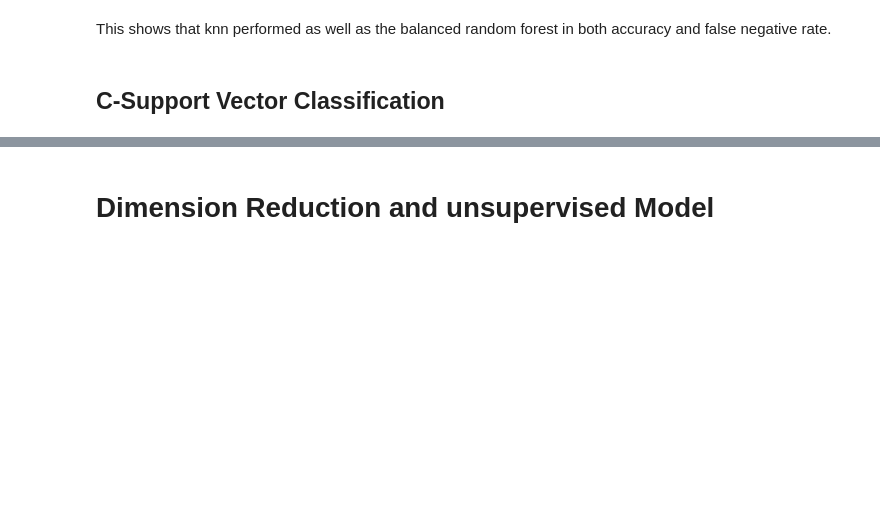
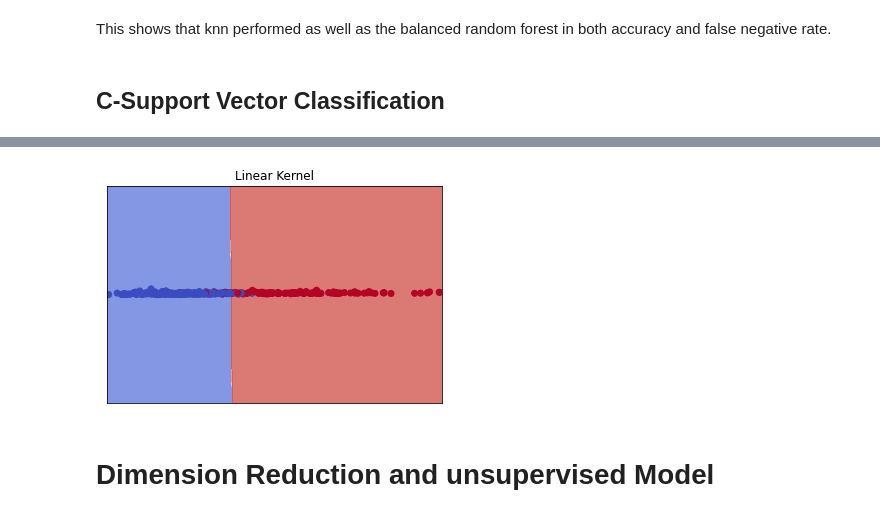
Before and after one commit to dramicos/Breast-Cancer-Detection, a Jupyter notebook: Data-Cleaning/breast_cancer_detection_data.ipynb, the cells around one changed output, grey strips where cells are left out. Drawn from its saved outputs; the diff is of its cells as text; code cells hidden in the pictures; blank space fills up the shorter version.

Commit message:
changed file location so it can be used in colab or local, modified nn model to better eliminate false negatives and fixed svc graph partially

```diff
--- a/Data-Cleaning/breast_cancer_detection_data.ipynb
+++ b/Data-Cleaning/breast_cancer_detection_data.ipynb
@@ -49,5 +49,5 @@ import pandas as pd
 import matplotlib.pyplot as plt
 # %%
 #  Import and read the breast-cancer.data.csv.
-df = pd.read_csv("../Resources/data.csv")
+df = pd.read_csv("https://raw.githubusercontent.com/dramicos/Breast-Cancer-Detection/main/Resources/data.csv")
 df.head()
@@ -746,9 +1071,5 @@ print(classification_report(y_test, y_pred_s))
-# %%
-# Split the data into training and testing sets
-from sklearn.model_selection import train_test_split
-X_train, X_test, y_train, y_test = train_test_split(X, y, random_state=42)
 # %%
-# Fit to the training data, and validate with the testing data
-model = SVC(kernel='linear')
-model.fit(X_train, y_train)
-predictions = model.predict(X_test)
+# # Fit to the training data, and validate with the testing data
+# model = SVC(kernel='linear')
+# model.fit(X_train, y_train)
+# predictions = model.predict(X_test)
@@ -772,3 +1091,32 @@ plt.show()
+# %%
+# If we reduce the data down and randomly select only 2 features so we can see how this looks
+sX = X_train.sample(n=2, axis=1)
+slsvc = SVC(kernel='linear').fit(sX, y_train)
+
+# mesh step size
+h = .1
+
+# create mesh to plot in
+x_min, x_max = sX.iloc[:, 0].min() - 1, sX.iloc[:, 0].max() + 1
+y_min, y_max = sX.iloc[:, 1].min() - 1, sX.iloc[:, 1].max() + 1
+xx, yy = np.meshgrid(np.arange(x_min, x_max, h), np.arange(y_min, y_max, h))
+
+# xx, yy = np.mgrid[x_min:x_max, y_min:y_max]
+Z = slsvc.predict(np.c_[xx.ravel(), yy.ravel()])
+
+# Put the result into a color plot
+Z = Z.reshape(xx.shape)
+# plt.pcolormesh(XX, YY, Z > 0, cmap=plt.cm.Paired)
+plt.contourf(xx, yy, Z, cmap=plt.cm.coolwarm, alpha=0.7)
+plt.scatter(sX.iloc[:, 0], sX.iloc[:, 1], c=y_train, cmap=plt.cm.coolwarm)
+plt.xlim(xx.min(), xx.max())
+plt.ylim(yy.min(), yy.max())
+plt.xticks(())
+plt.yticks(())
+plt.title('Linear Kernel')
+plt.show()
+# %% [output]
+[figure, added]
 # %% [markdown]
 # Dimension Reduction and unsupervised Model
 # %%
```
Also changed, not shown: parts of 132 cells of this notebook.
